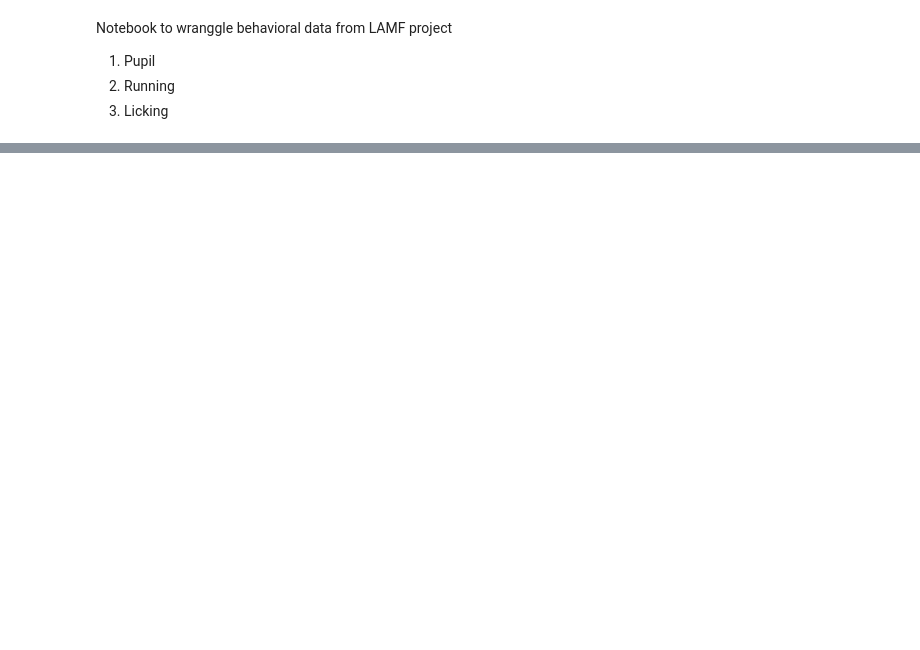
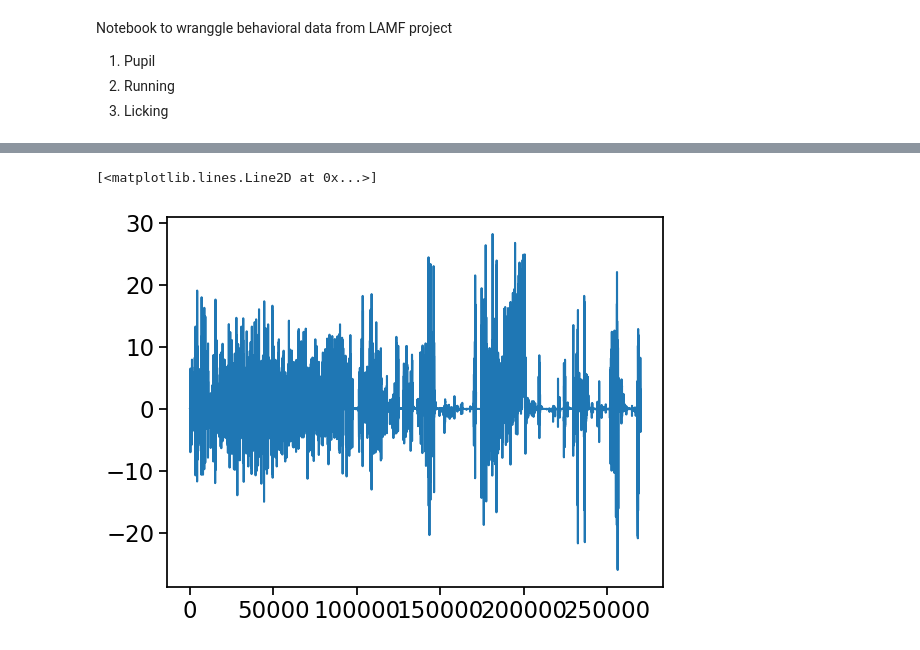
Before and after one commit to AllenInstitute/brain_observatory_analysis, a Jupyter notebook: brain_observatory_analysis/behavior/notebooks/231019_EDA_behavior.ipynb, the cells around one changed output, grey strips where cells are left out. Cells and saved outputs as stored; diff of their text form; code cells hidden in the pictures; blank space fills up the shorter version.

```diff
--- a/brain_observatory_analysis/behavior/notebooks/231019_EDA_behavior.ipynb
+++ b/brain_observatory_analysis/behavior/notebooks/231019_EDA_behavior.ipynb
@@ -41,5 +33,2 @@ array(['Gold', 'Silicon', 'Silver', 'Bronze', 'Copper', 'Titanium',
 # %%
-from allensdk.brain_observatory.behavior.behavior_project_cache import VisualBehaviorOphysProjectCache
-
-cache = VisualBehaviorOphysProjectCache.from_lims()
-experiment_table = cache.get_ophys_experiment_table()
+experiments_table.session_type.unique()
@@ -54,3 +51,6 @@ import allensdk
 # %%
-allensdk.__version__
+%%time
+experiment_id = 1287634566 # Lead mouse, 175um, Gad2xAi195
+
+dataset = cache.get_behavior_ophys_experiment(experiment_id)
 # %% [output]
@@ -57,0 +59,5 @@ allensdk.__version__
+# %%
+plt.plot(dataset.running_speed.speed)
+# %% [output]
+[<matplotlib.lines.Line2D at 0x...>]
+[figure, added]
```
Also changed, not shown: parts of 12 cells of this notebook.
